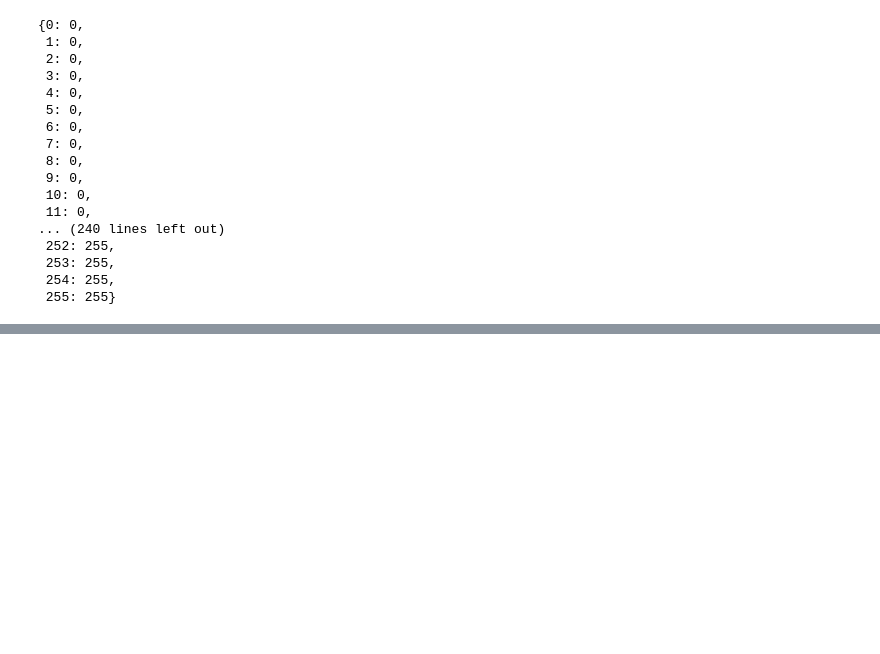
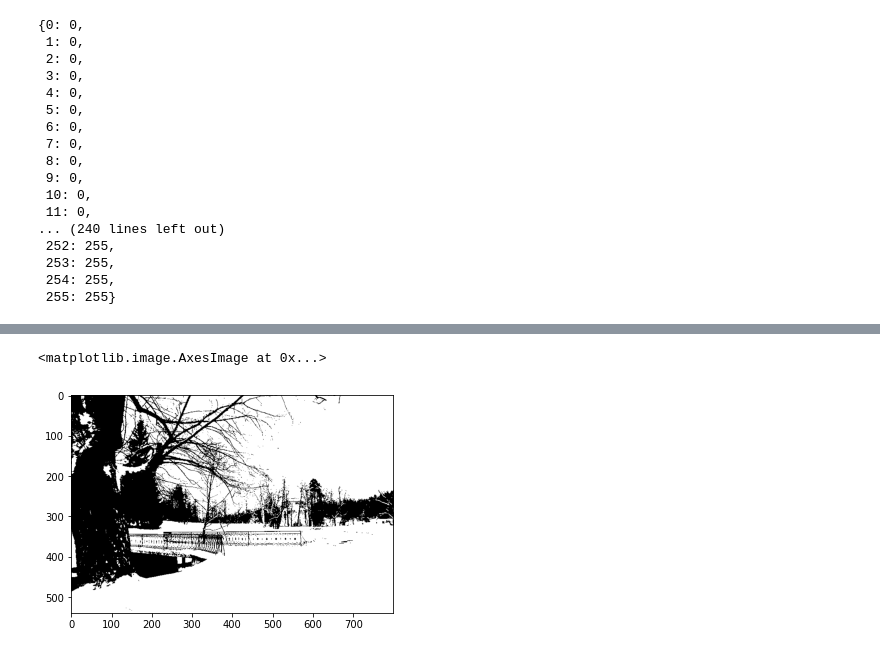
Before and after one commit to viniciusdenovaes/Unip202PInoturno, a Jupyter notebook: histograma/prototipo_histograma.ipynb, the cells around one changed output, grey strips where cells are left out. Cells and saved outputs as stored; diff of their text form; code cells hidden in the pictures; blank space fills up the shorter version.

```diff
--- a/histograma/prototipo_histograma.ipynb
+++ b/histograma/prototipo_histograma.ipynb
@@ -173,0 +183,5 @@ matrix_binaria = np.zeros(matrix_img_rgb.shape, dtype=int)
+# %%
+ plt.imshow(matrix_binaria)
+# %% [output]
+<matplotlib.image.AxesImage at 0x...>
+[figure, added]
```
Also changed, not shown: parts of 10 cells of this notebook, 2 other files.
